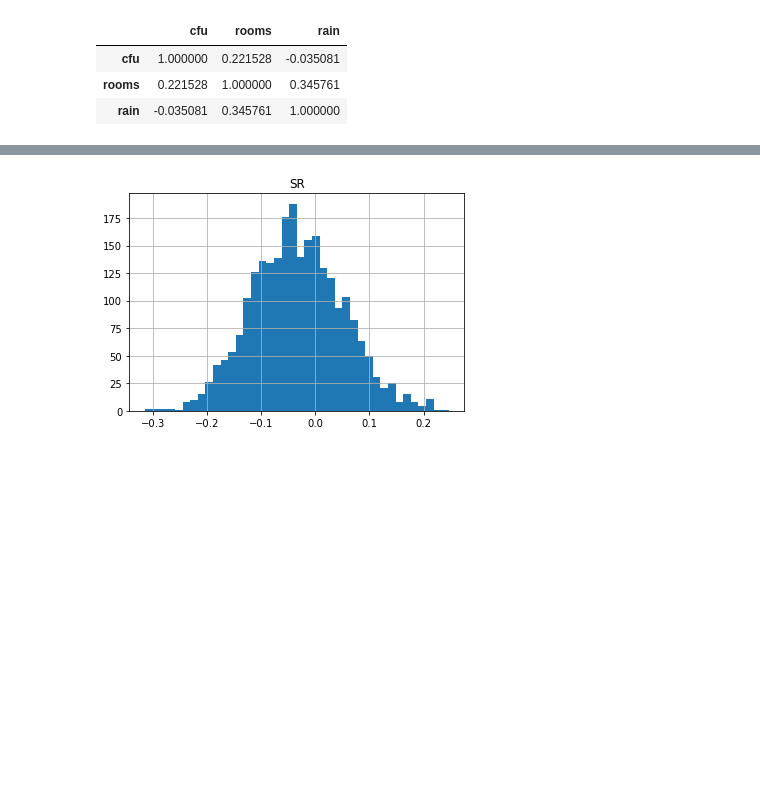
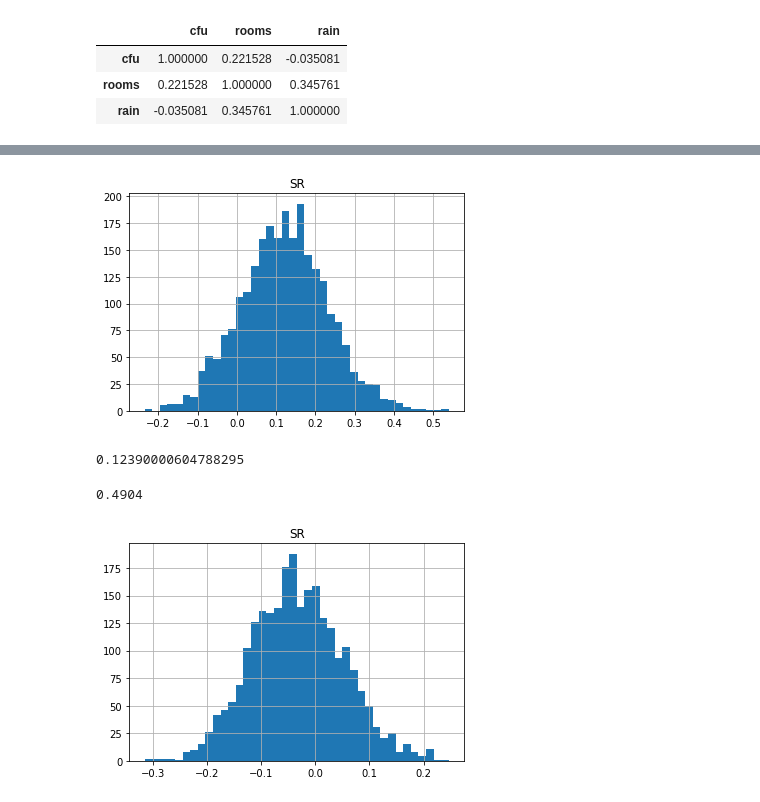
Before and after one commit to Hackuarium/montreux-water-quality, a Jupyter notebook: 3-analysis.ipynb, the cells around one changed output, grey strips where cells are left out. Cells and saved outputs as stored; diff of their text form; code cells hidden in the pictures; blank space fills up the shorter version.

```diff
--- a/3-analysis.ipynb
+++ b/3-analysis.ipynb
@@ -177,6 +279,29 @@ def bootstrap_ci(df, variable, classes, repetitions = 1000, alpha = 0.05, random
 # %%
 import arch.data.frenchdata
 from arch.bootstrap import StationaryBootstrap,IndependentSamplesBootstrap
+# %%
+def foi(X):
+    return X.corr(method ='spearman').iloc[0,1] #['cfu']['rain']
+
+bs = StationaryBootstrap(12, A[['Bioindicator','rain']])
+results = bs.apply(foi, 2500)
+SR = pd.DataFrame(results[:, -1:], columns=["SR"])
+fig = SR.hist(bins=40)
+# %% [output]
+[figure, added]
+# %%
+A[['Bioindicator','rain']].corr(method='spearman').iloc[0,1]
+# %% [output]
+0.12390000604788295
+# %%
+l = SR.SR
+
+total_size = len(SR.SR)
+true = np.sum(l <0.12)
+
+true/total_size
+# %% [output]
+0.4904
 # %%
 def foi(X):
     return X[['cfu', 'rooms', 'rain']].corr(method ='spearman')['cfu']['rain']
```
Also changed, not shown: parts of 16 cells of this notebook.
